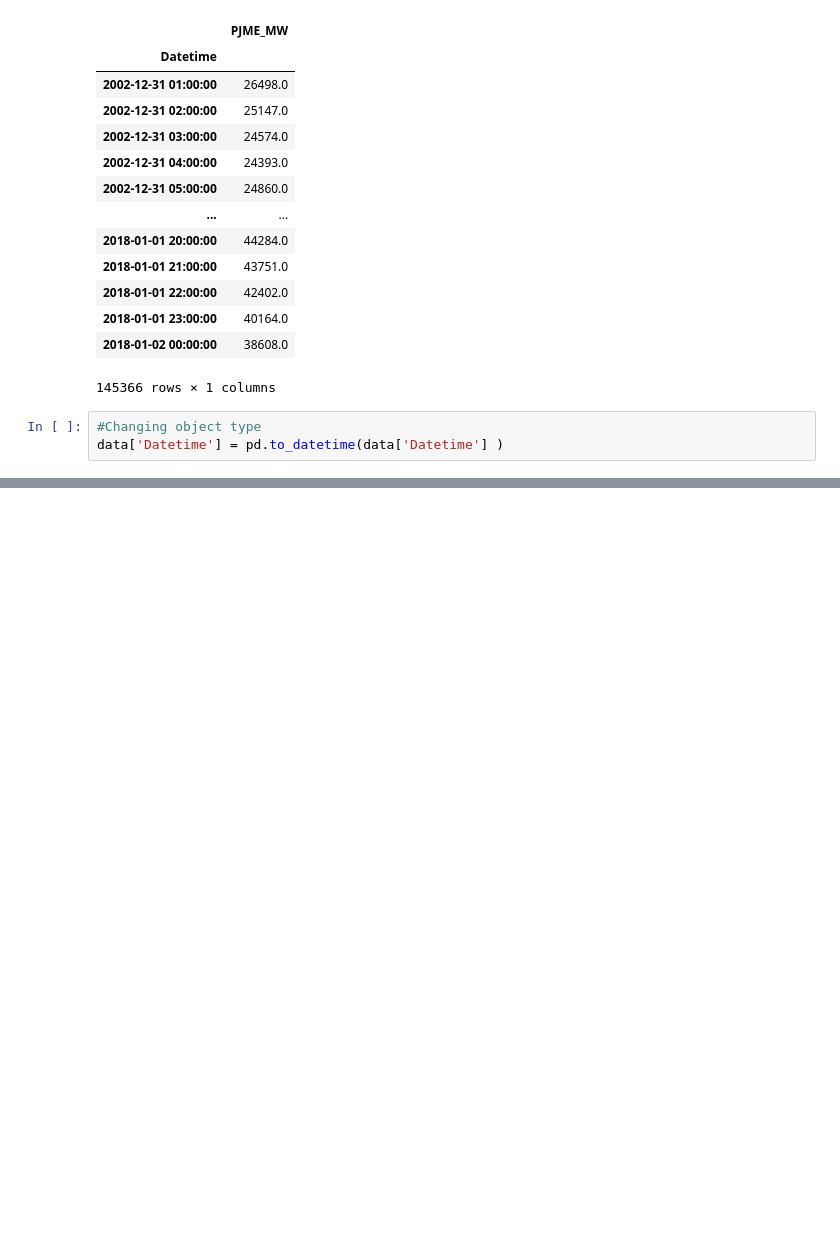
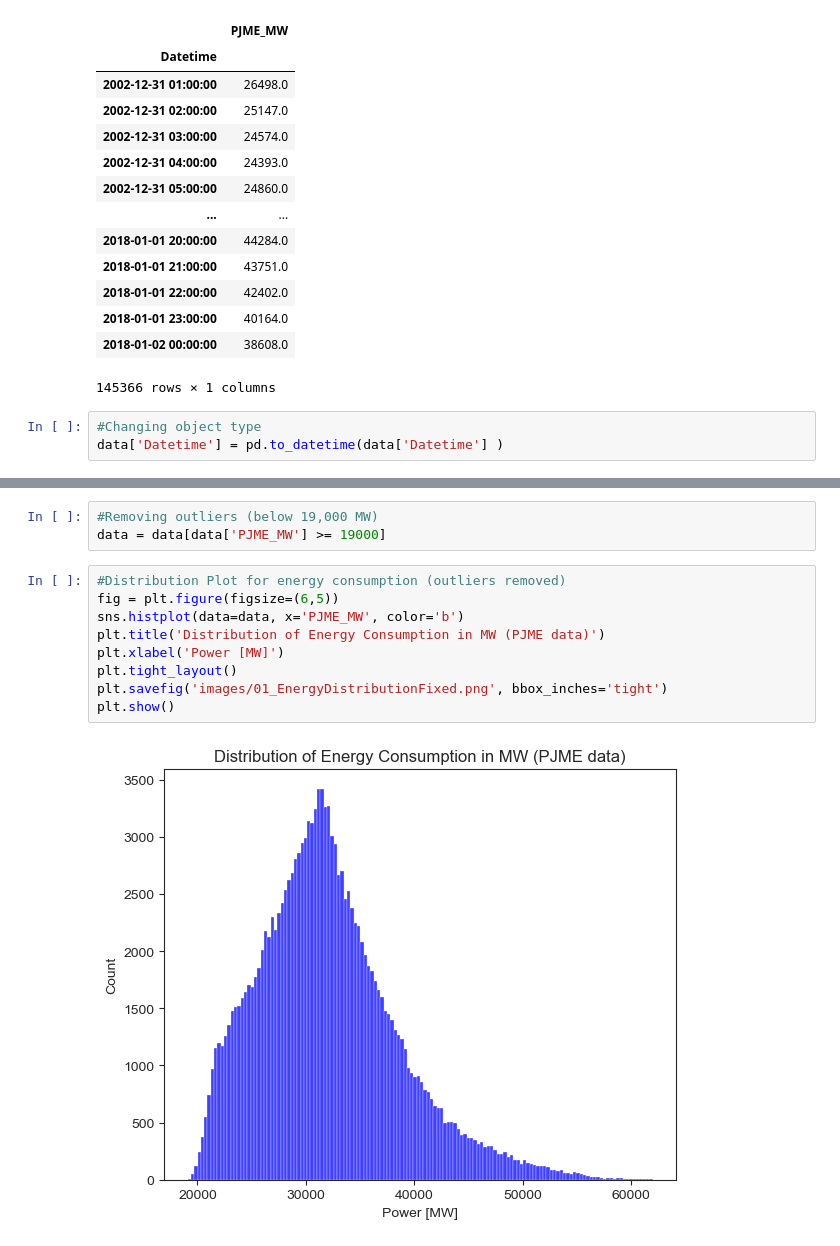
Before and after one commit to Gregoritsch3/ML_EDA_Regression_EnergyConsumptionForecasting, a Jupyter notebook: ML_EDA_EnergyForecast.ipynb, the cells around one changed output, grey strips where cells are left out. Saved outputs shown, nothing was run; the diff lists cells and outputs as text; blank space fills up the shorter version.

```diff
--- a/ML_EDA_EnergyForecast.ipynb
+++ b/ML_EDA_EnergyForecast.ipynb
@@ -116,0 +133,14 @@ plt.show
+# %%
+#Removing outliers (below 19,000 MW)
+data = data[data['PJME_MW'] >= 19000]
+# %%
+#Distribution Plot for energy consumption (outliers removed)
+fig = plt.figure(figsize=(6,5))
+sns.histplot(data=data, x='PJME_MW', color='b')
+plt.title('Distribution of Energy Consumption in MW (PJME data)')
+plt.xlabel('Power [MW]')
+plt.tight_layout()
+plt.savefig('images/01_EnergyDistributionFixed.png', bbox_inches='tight')
+plt.show()
+# %% [output]
+[figure, added]
```
Also changed, not shown: parts of 34 cells of this notebook, 13 other files.
